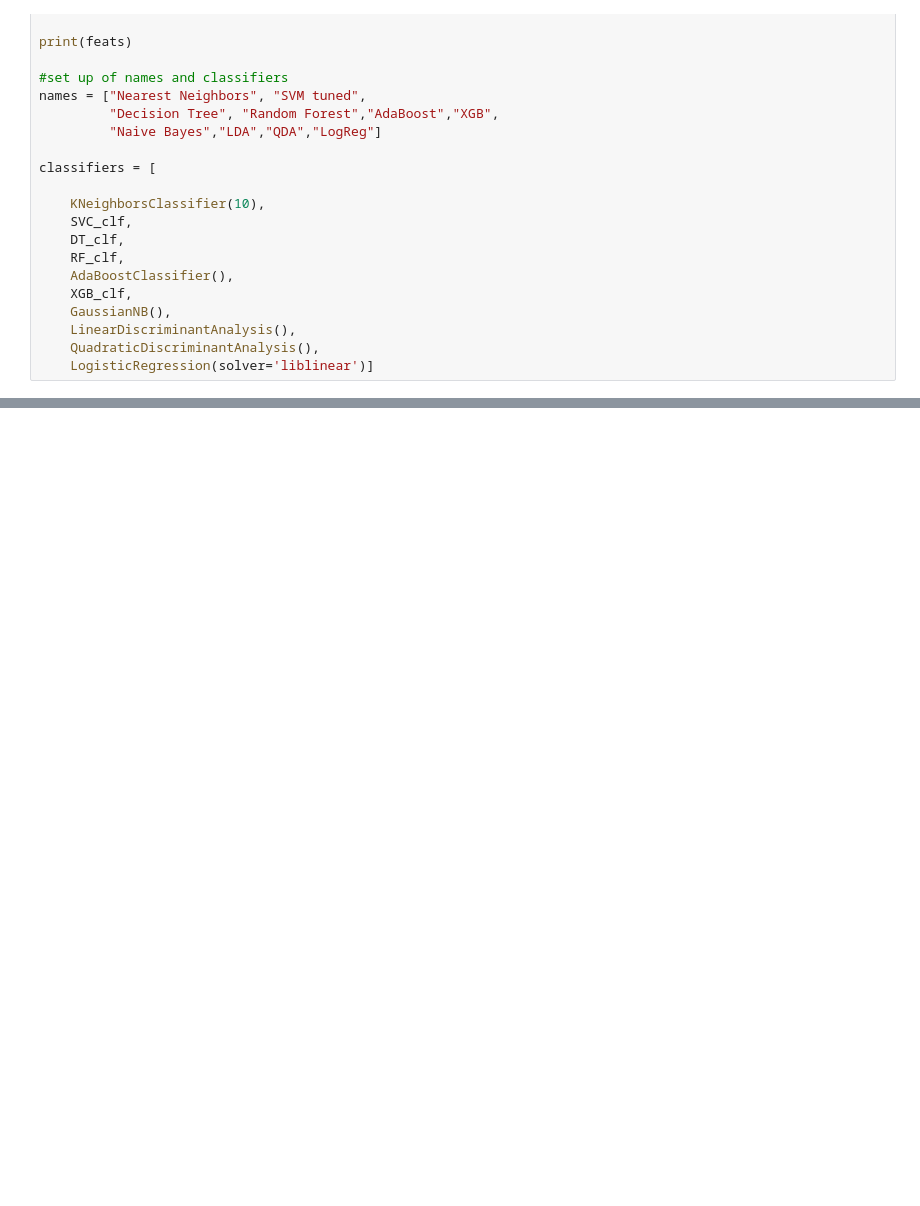
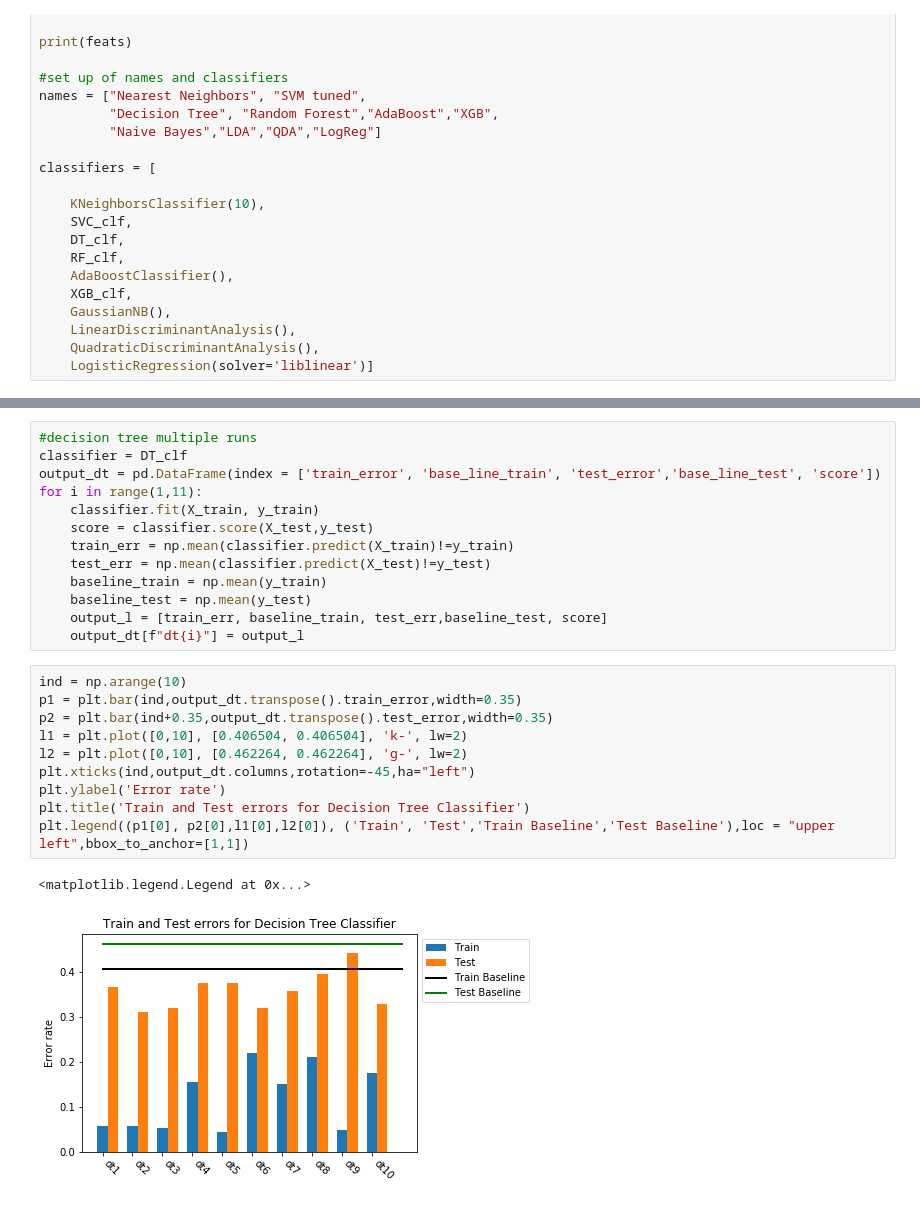
Before and after one commit to Akababa/course_eval, a Jupyter notebook: classifier_comparisons.ipynb, the cells around one changed output, grey strips where cells are left out. Cells and saved outputs as stored; diff of their text form; blank space fills up the shorter version.

Commit message:
classifiers update sorta

```diff
--- a/classifier_comparisons.ipynb
+++ b/classifier_comparisons.ipynb
@@ -204,3 +206,29 @@ plt.legend((p1[0], p2[0],l1[0],l2[0]), ('Train', 'Test','Train Baseline','Test B
+# %%
+#decision tree multiple runs
+classifier = DT_clf
+output_dt = pd.DataFrame(index = ['train_error', 'base_line_train', 'test_error','base_line_test', 'score'])
+for i in range(1,11):
+    classifier.fit(X_train, y_train)
+    score = classifier.score(X_test,y_test)
+    train_err = np.mean(classifier.predict(X_train)!=y_train)
+    test_err = np.mean(classifier.predict(X_test)!=y_test)
+    baseline_train = np.mean(y_train)
+    baseline_test = np.mean(y_test)
+    output_l = [train_err, baseline_train, test_err,baseline_test, score]
+    output_dt[f"dt{i}"] = output_l
+# %%
+ind = np.arange(10)
+p1 = plt.bar(ind,output_dt.transpose().train_error,width=0.35)
+p2 = plt.bar(ind+0.35,output_dt.transpose().test_error,width=0.35)
+l1 = plt.plot([0,10], [0.406504, 0.406504], 'k-', lw=2)
+l2 = plt.plot([0,10], [0.462264, 0.462264], 'g-', lw=2)
+plt.xticks(ind,output_dt.columns,rotation=-45,ha="left")
+plt.ylabel('Error rate')
+plt.title('Train and Test errors for Decision Tree Classifier')
+plt.legend((p1[0], p2[0],l1[0],l2[0]), ('Train', 'Test','Train Baseline','Test Baseline'),loc = "upper left",bbox_to_anchor=[1,1])
+# %% [output]
+<matplotlib.legend.Legend at 0x...>
+[figure, added]
 # %%
 from sklearn.decomposition import PCA
 X= df_tenure
```
Also changed, not shown: parts of 10 cells of this notebook.
